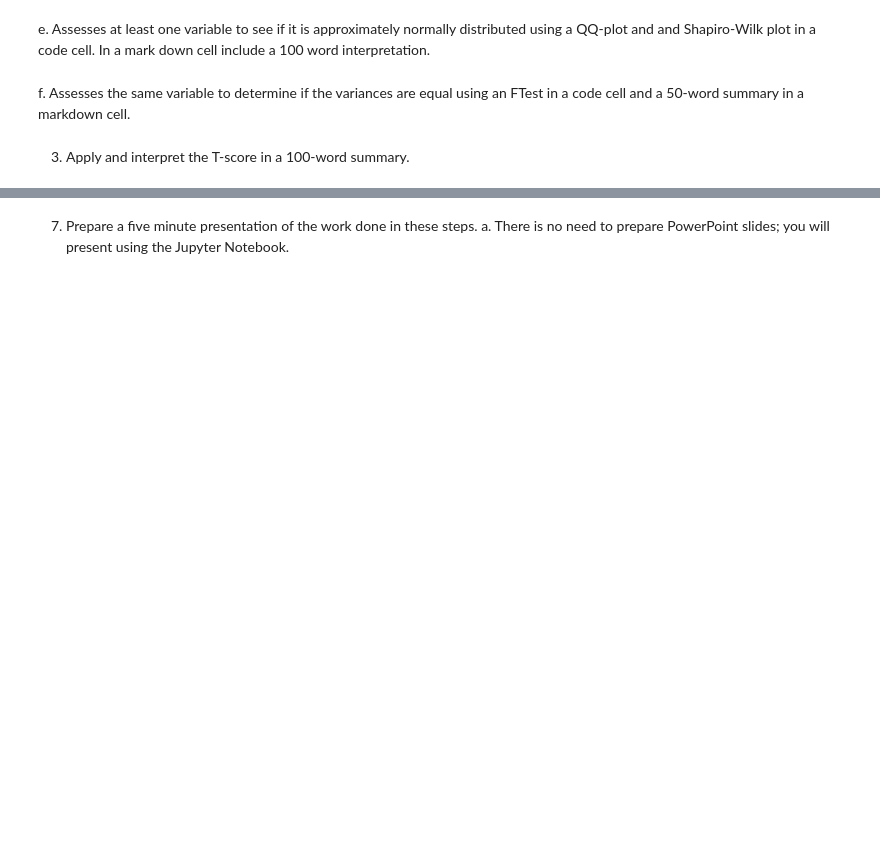
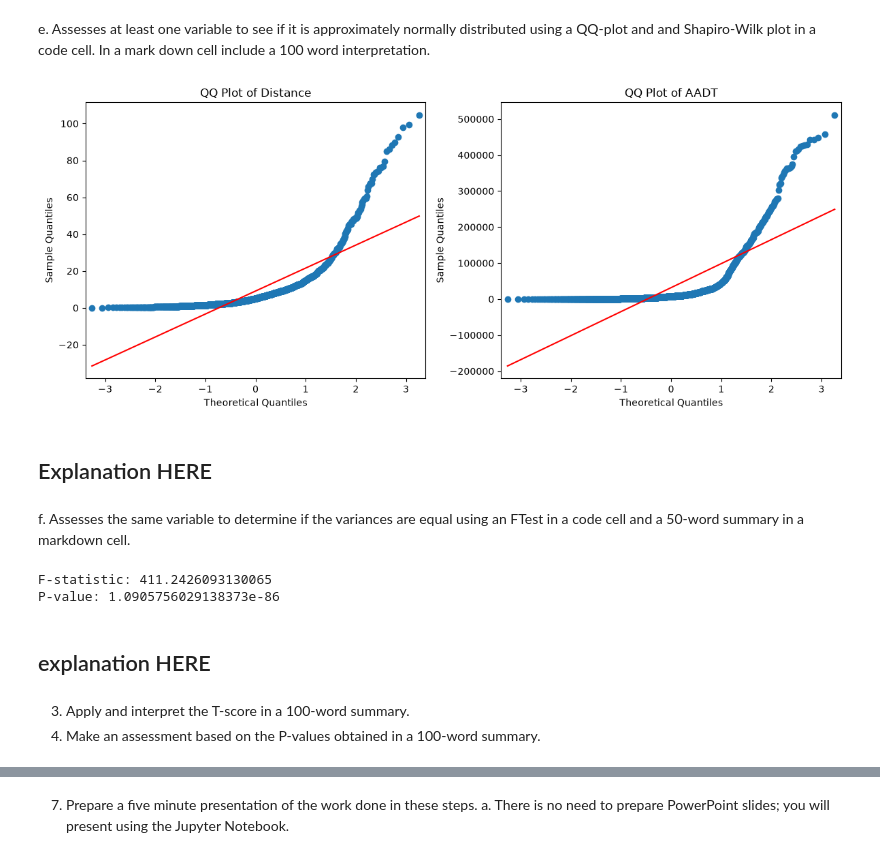
Before and after one commit to JohnBuni/Data-Analysis-Project-Group4, a Jupyter notebook: workshop.ipynb, the cells around one changed output, grey strips where cells are left out. Saved outputs shown, nothing was run; the diff lists cells and outputs as text; code cells hidden in the pictures; blank space fills up the shorter version.

```diff
--- a/workshop.ipynb
+++ b/workshop.ipynb
@@ -37,10 +64,34 @@ using a QQ-plot and and Shapiro-Wilk plot in a code cell. In a mark down cell
 include a 100 word interpretation.
 # %%
 #
+shapiro_distance = stats.shapiro(df['Distance (KM)'])
+shapiro_aadt = stats.shapiro(df['2024 AADT'])
+
+#qq plot
+fig, axes = plt.subplots(1, 2, figsize=(12, 5))
+sm.qqplot(df['Distance (KM)'], line='s', ax=axes[0])
+axes[0].set_title('QQ Plot of Distance')
+sm.qqplot(df['2024 AADT'], line='s', ax=axes[1])
+axes[1].set_title('QQ Plot of AADT')
+plt.tight_layout()
+plt.show()
+# %% [output]
+[figure, added]
+# %% [markdown]
+## Explanation HERE
 # %% [markdown]
 f. Assesses the same variable to determine if the variances are equal using an FTest in a code cell and a 50-word summary in a markdown cell.
 # %%
-#
+#f test
+f_stat, p_value = stats.f_oneway(df['Distance (KM)'], df['2024 AADT'])
+print("F-statistic:", f_stat)
+print("P-value:", p_value)
+# %% [output]
+F-statistic: 411.2426093130065
+P-value: 1.0905756029138373e-86
+# %% [markdown]
+## explanation HERE
 # %% [markdown]
 3. Apply and interpret the T-score in a 100-word summary.
+5. Make an assessment based on the P-values obtained in a 100-word summary.
 # %%
```
Also changed, not shown: parts of 6 cells of this notebook.
